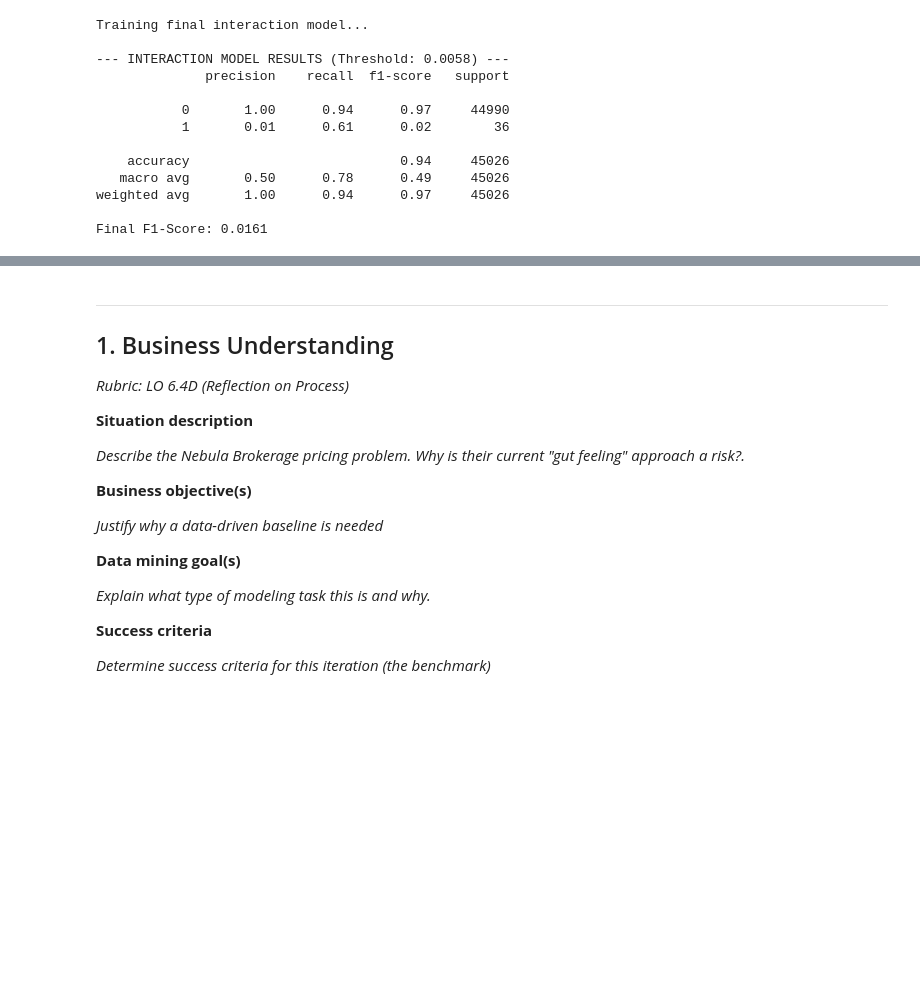
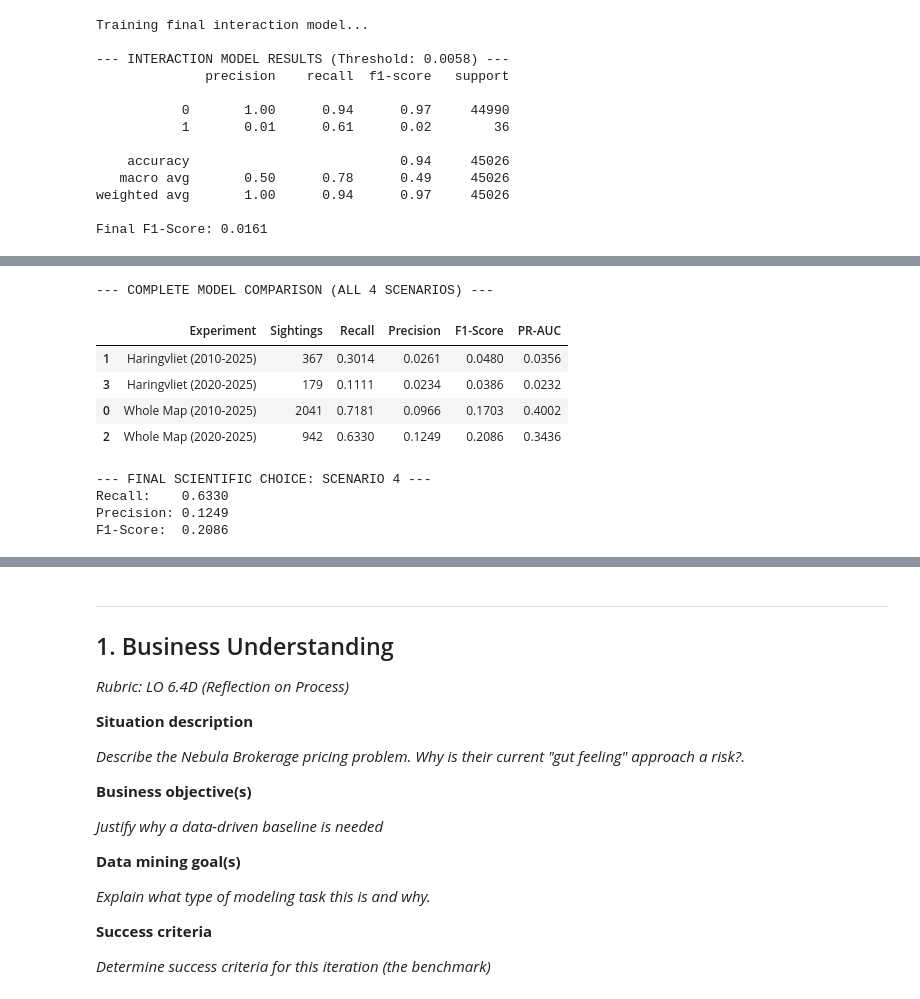
Before and after one commit to XueHu2222/DSAI, a Jupyter notebook: assignment_template_it1.ipynb, the cells around one changed output, grey strips where cells are left out. Drawn from its saved outputs; the diff is of its cells as text; code cells hidden in the pictures; blank space fills up the shorter version.

Commit message:
now updated with 4 variants to show the difference

```diff
--- a/assignment_template_it1.ipynb
+++ b/assignment_template_it1.ipynb
@@ -731,0 +848,30 @@ Final F1-Score: 0.0161
+# %%
+# --- SHOW COMPLETE SUMMARY TABLE ---
+import pandas as pd
+
+# This creates a clean table from the 'results_log' we collected in the previous runs
+df_summary = pd.DataFrame(results_log)
+
+# We sort by Experiment number to make it easy to read
+df_summary = df_summary.sort_values(by="Experiment")
+
+print("--- COMPLETE MODEL COMPARISON (ALL 4 SCENARIOS) ---")
+display(df_summary)
+
+# Optional: Print the exact text for Scenario 4 (The final scientific choice)
+print("\n--- FINAL SCIENTIFIC CHOICE: SCENARIO 4 ---")
+final_model = df_summary.iloc[3]
+print(f"Recall:    {final_model['Recall']:.4f}")
+print(f"Precision: {final_model['Precision']:.4f}")
+print(f"F1-Score:  {final_model['F1-Score']:.4f}")
+# %% [output]
+--- COMPLETE MODEL COMPARISON (ALL 4 SCENARIOS) ---
+|  | Experiment | Sightings | Recall | Precision | F1-Score | PR-AUC |
+| 1 | Haringvliet (2010-2025) | 367 | 0.3014 | 0.0261 | 0.0480 | 0.0356 |
+| 3 | Haringvliet (2020-2025) | 179 | 0.1111 | 0.0234 | 0.0386 | 0.0232 |
+| 0 | Whole Map (2010-2025) | 2041 | 0.7181 | 0.0966 | 0.1703 | 0.4002 |
+| 2 | Whole Map (2020-2025) | 942 | 0.6330 | 0.1249 | 0.2086 | 0.3436 |
+--- FINAL SCIENTIFIC CHOICE: SCENARIO 4 ---
+Recall:    0.6330
+Precision: 0.1249
+F1-Score:  0.2086
```
Also changed, not shown: parts of 5 cells of this notebook.
